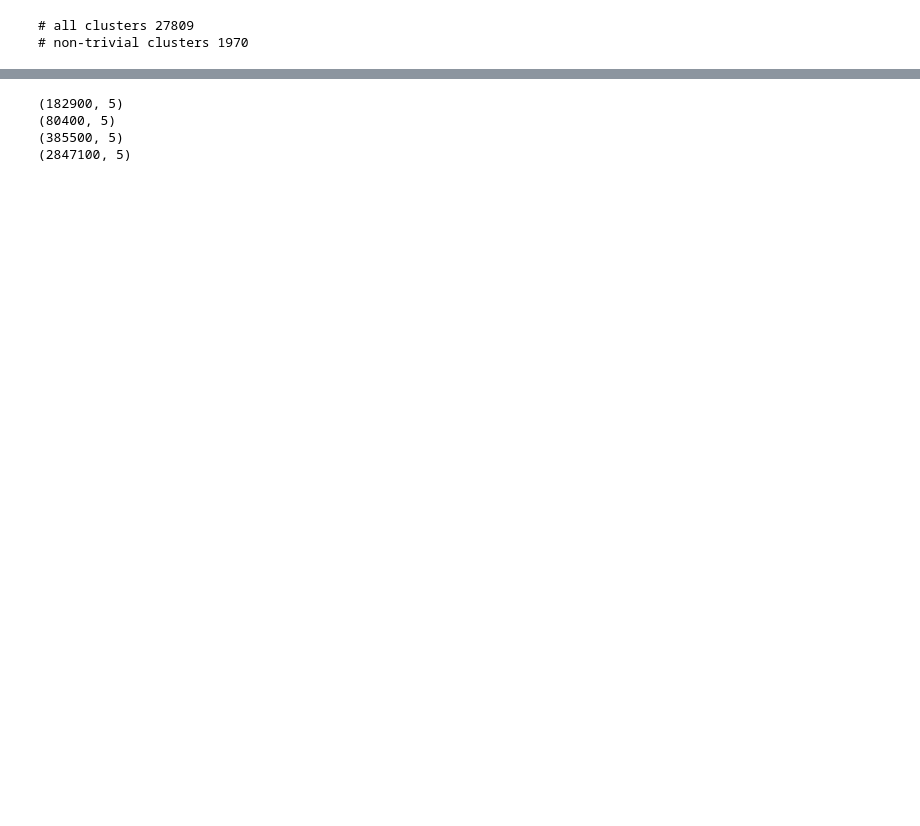
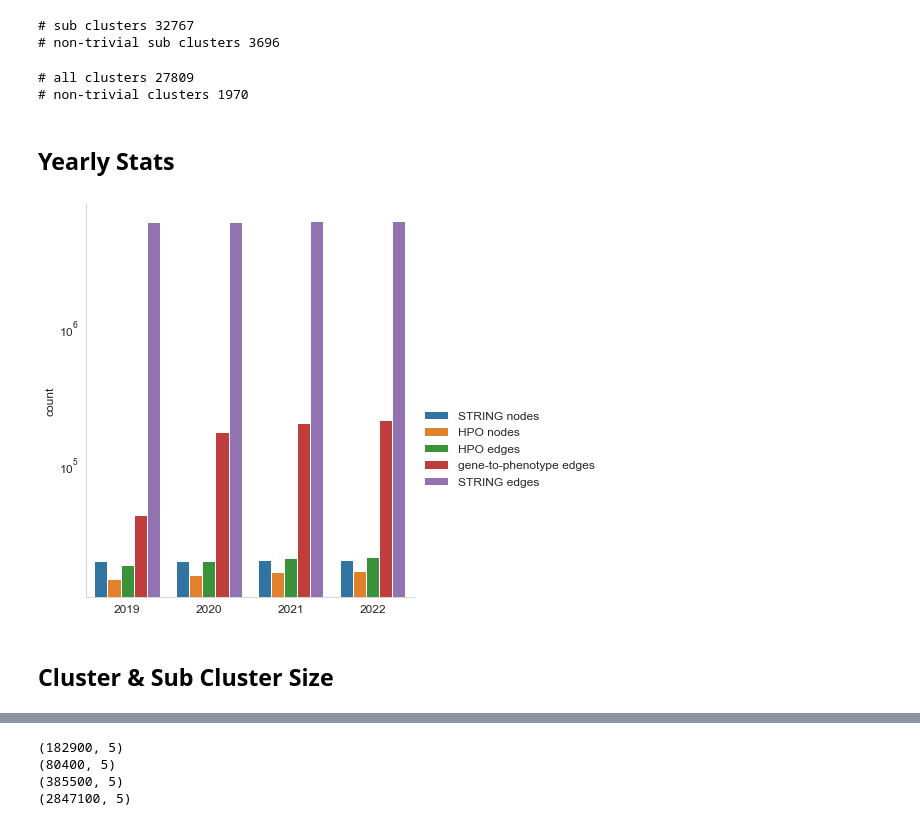
Before and after one commit to MSBradshaw/BOCC, a Jupyter notebook: Scripts/presentation_plotter.ipynb, the cells around one changed output, grey strips where cells are left out. Saved outputs shown, nothing was run; the diff lists cells and outputs as text; code cells hidden in the pictures; blank space fills up the shorter version.

```diff
--- a/Scripts/presentation_plotter.ipynb
+++ b/Scripts/presentation_plotter.ipynb
@@ -7,6 +7,16 @@ import pandas as pd
 import numpy as np
 import math
 from webweb import Web
+import os
+import seaborn as sns
+from BOCC import BOCC, load_clusters
+from PIL import Image
+from PIL import ImageDraw
+from PIL import ImageFont
+import typing
+import matplotlib.patches as mpatches
+
+std_fontsize = 12
 # %%
 # Define jane's information
 jane_hpos = ['HP:0002066','HP:0020221','HP:0032792','HP:0001733','HP:0001824']
@@ -25,9 +35,10 @@ def clear_ax(ax, top=False, bottom=False, left=False, right=False):
 # %%
 # load the graphs
 G = nx.read_edgelist('../Edgelists/String_HPO_2021.phenotypic_branch.edgelist.txt')
+G19 = nx.read_edgelist('../Edgelists/String_HPO_2019.phenotypic_branch.edgelist.txt')
+G20 = nx.read_edgelist('../Edgelists/String_HPO_2020.phenotypic_branch.edgelist.txt')
+G21 = nx.read_edgelist('../Edgelists/String_HPO_2021.phenotypic_branch.edgelist.txt')
+G22 = nx.read_edgelist('../Edgelists/String_HPO_2022.phenotypic_branch.edgelist.txt')
+
 hpos = [x for x in G.nodes if 'HP:' in x]
 genes = [x for x in G.nodes if 'HP:' not in x]
-# HPO
-H = G.subgraph(hpos)
-# String
-S = G.subgraph(genes)
@@ -82 +59,17 @@ c_coms = BOCC.load_clusters('../Clusters/2021/cesna.2021.coms.txt')
+# %%
+# do the same things as above but with the paris 2021 crosses
+g_subcoms = load_clusters('../SubComs/2021/paris.greedy.2021.coms.txt')
+w_subcoms = load_clusters('../SubComs/2021/paris.walktrap.2021.coms.txt')
+i_subcoms = load_clusters('../SubComs/2021/paris.infomap.2021.coms.txt')
+c_subcoms = load_clusters('../SubComs/2021/paris.cesna.2021.coms.txt')
+
+print('# sub clusters',sum([len(g_subcoms),len(w_subcoms),len(i_subcoms),len(c_subcoms)]))
+g_subcoms = remove_trivial_coms(g_subcoms)
+w_subcoms = remove_trivial_coms(w_subcoms)
+i_subcoms = remove_trivial_coms(i_subcoms)
+c_subcoms = remove_trivial_coms(c_subcoms)
+print('# non-trivial sub clusters',sum([len(g_subcoms),len(w_subcoms),len(i_subcoms),len(c_subcoms)]))
+# %% [output]
+# sub clusters 32767
+# non-trivial sub clusters 3696
 # %%
@@ -99,3 +84,5 @@ print('# non-trivial clusters',sum([len(g_coms),len(w_coms),len(i_coms),len(c_co
 # %% [output]
 # all clusters 27809
 # non-trivial clusters 1970
+# %% [markdown]
+## Yearly Stats
@@ -102,2 +115,30 @@ print('# non-trivial clusters',sum([len(g_coms),len(w_coms),len(i_coms),len(c_co
+# %%
+# plt.figure(figsize = (6,6))
+fig, ax = plt.subplots()
+fig.set_size_inches(8, 6)
+
+# sns.catplot(
+#     data=plt_df, kind="bar",
+#     x="year", y="count", hue="type",
+#     ci="sd",ax=ax)
+
+sns.barplot(data=plt_df,x='year',y='count',hue='type',ax=ax)
+sns.set_style("whitegrid", {'axes.grid' : False})
+
+clear_ax(ax,bottom=True, left=True)
+
+plt.legend(frameon=False,title=None,bbox_to_anchor=(1, 0.5),fontsize=std_fontsize)
+plt.yscale('log')
+ax.set_xlabel('')
+plt.xticks(fontsize=std_fontsize)
+plt.yticks(fontsize=std_fontsize)
+plt.ylabel('count',fontsize=std_fontsize)
+plt.tight_layout()
+plt.savefig('../Figures/yearly_stats.png',dpi=300)
+plt.show()
+# %% [output]
+[figure, added]
+# %% [markdown]
+## Cluster & Sub Cluster Size
 # %%
 # plot size distribution of original coms
```
Also changed, not shown: parts of 36 cells of this notebook, 16 other files.
